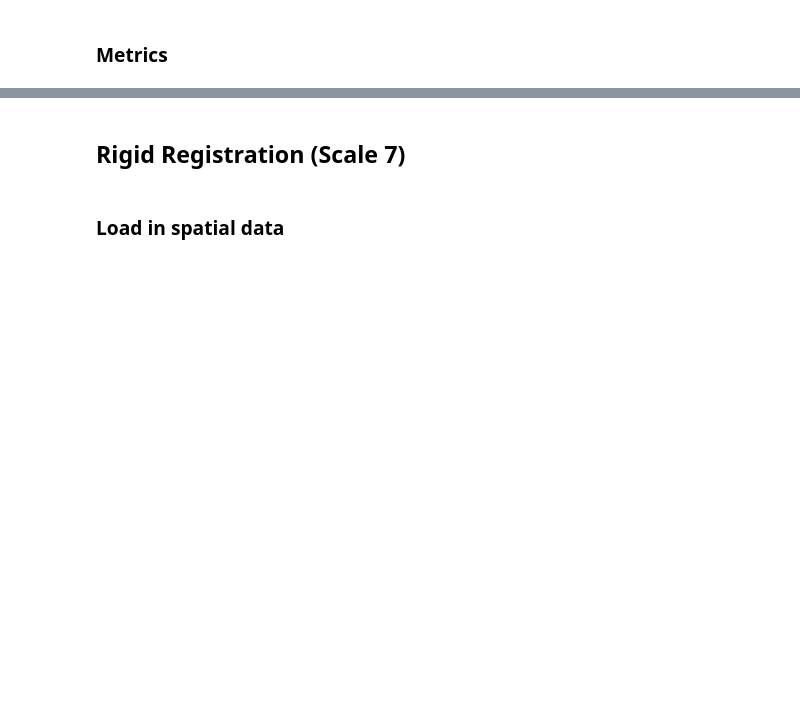
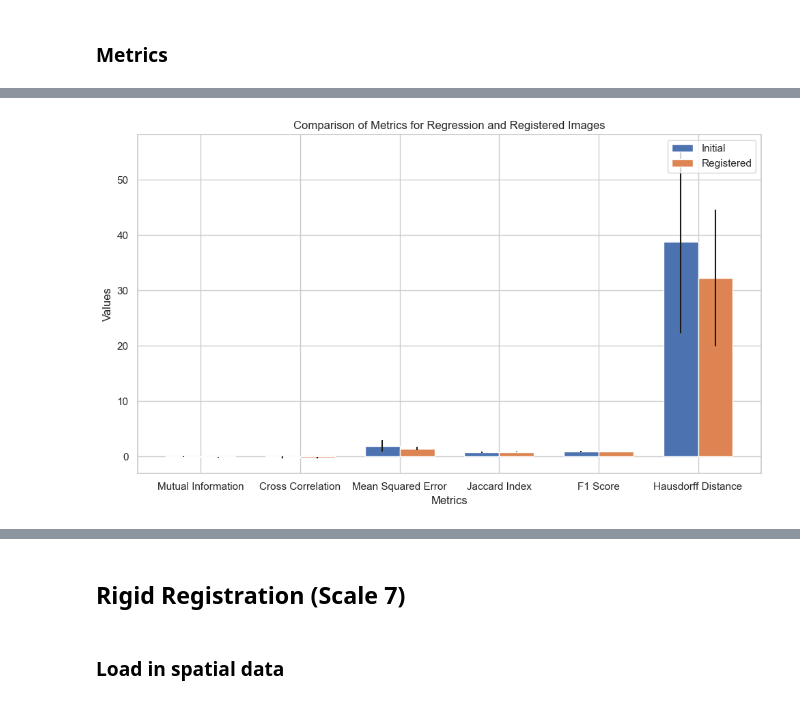
Before and after one commit to Olamiknight/WSIFIR, a Jupyter notebook: Regression_Tbet_Registration.ipynb, the cells around one changed output, grey strips where cells are left out. Drawn from its saved outputs; the diff is of its cells as text; code cells hidden in the pictures; blank space fills up the shorter version.

```diff
--- a/Regression_Tbet_Registration.ipynb
+++ b/Regression_Tbet_Registration.ipynb
@@ -495,2 +527,3 @@ metrics_df.head(10)
 # %%
-metrics_df.drop(columns=['reg_sampleid', 'tbet_sampleid'], inplace=True)
+metrics_df.drop(columns=['reg_sampleid','tbet_sampleid'], inplace=True)
+metrics_registered_images_df.drop(columns=['reg_sampleid','tbet_sampleid'], inplace=True)
@@ -631,0 +565,34 @@ diff_mean_df
+# %%
+# Create grouped bar plots for the metrics and metrics_registered_images for each metric
+
+def plot_grouped_bar_chart(df1, df2, title):
+    # Set the figure size
+    plt.figure(figsize=(10, 6))
+
+    # Set the bar width
+    bar_width = 0.35
+
+    # Set the x locations for the bars
+    x = np.arange(len(df1))
+
+    # Create the bars for df1
+    plt.bar(x, df1['Mean'], yerr=df1['Standard Deviation'], width=bar_width, label='Initial')
+
+    # Create the bars for df2
+    plt.bar(x + bar_width, df2['Mean'], yerr=df2['Standard Deviation'], width=bar_width, label='Registered')
+
+    # Add labels and title
+    plt.xlabel('Metrics')
+    plt.ylabel('Values')
+    plt.title(title)
+    plt.xticks(x + bar_width / 2, df1.index)
+    plt.legend()
+
+    # Show the plot
+    plt.tight_layout()
+    plt.show()
+
+# Plot the grouped bar chart for metrics_df and metrics_registered_images_df
+plot_grouped_bar_chart(metrics_mean_df, metrics_registered_images_mean_df, 'Comparison of Metrics for Regression and Registered Images')
+# %% [output]
+[figure, added]
```
Also changed, not shown: parts of 30 cells of this notebook, 1 other file.
